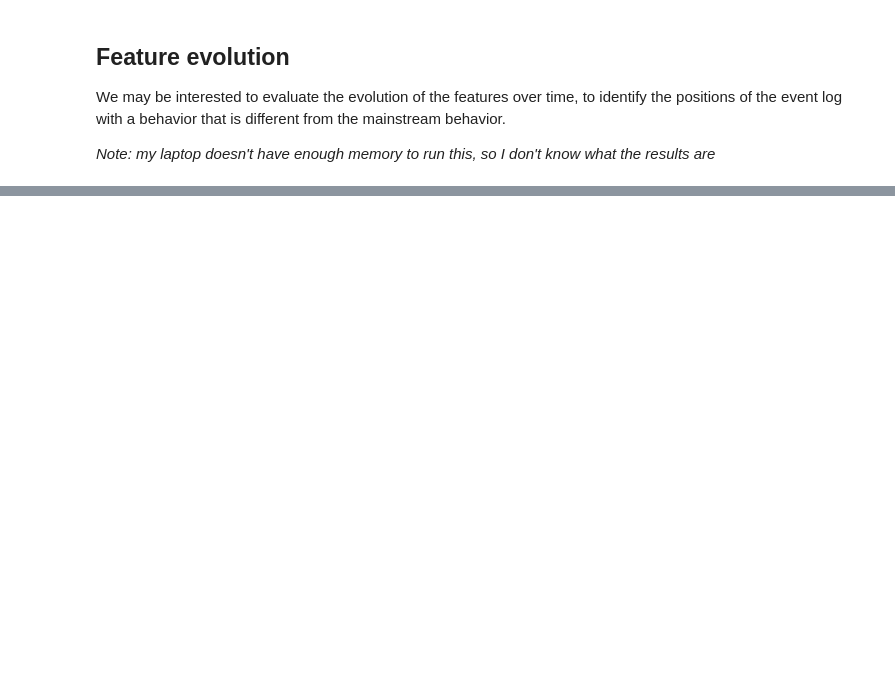
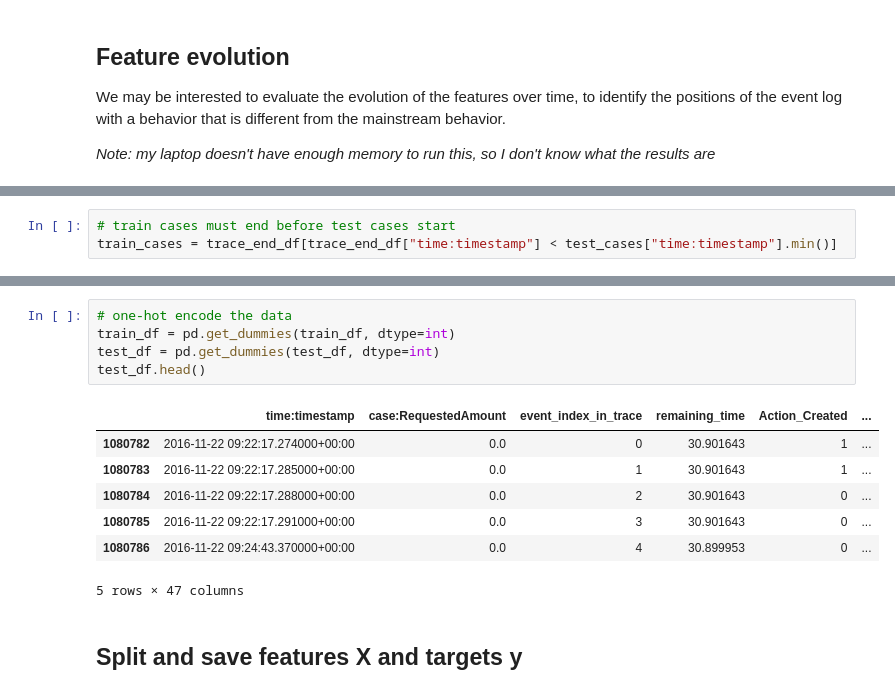
Before and after one commit to AnnikaLarissa/BPIC_2017_Remaining_Time_Prediction, a Jupyter notebook: 2_preprocessing.ipynb, the cells around one changed output, grey strips where cells are left out. Cells and saved outputs as stored; diff of their text form; blank space fills up the shorter version.

```diff
--- a/2_preprocessing.ipynb
+++ b/2_preprocessing.ipynb
@@ -127,0 +125,3 @@ features_df.head()
+# %%
+# train cases must end before test cases start
+train_cases = trace_end_df[trace_end_df["time:timestamp"] < test_cases["time:timestamp"].min()]
@@ -127,0 +195,15 @@ features_df.head()
+# %%
+# one-hot encode the data
+train_df = pd.get_dummies(train_df, dtype=int)
+test_df = pd.get_dummies(test_df, dtype=int)
+test_df.head()
+# %% [output]
+|  | time:timestamp | case:RequestedAmount | event_index_in_trace | remaining_time | Action_Created | ... |
+| 1080782 | 2016-11-22 09:22:17.274000+00:00 | 0.0 | 0 | 30.901643 | 1 | ... |
+| 1080783 | 2016-11-22 09:22:17.285000+00:00 | 0.0 | 1 | 30.901643 | 1 | ... |
+| 1080784 | 2016-11-22 09:22:17.288000+00:00 | 0.0 | 2 | 30.901643 | 0 | ... |
+| 1080785 | 2016-11-22 09:22:17.291000+00:00 | 0.0 | 3 | 30.901643 | 0 | ... |
+| 1080786 | 2016-11-22 09:24:43.370000+00:00 | 0.0 | 4 | 30.899953 | 0 | ... |
+5 rows × 47 columns
+# %% [markdown]
+## Split and save features X and targets y
```
Also changed, not shown: parts of 16 cells of this notebook, 5 other files.
